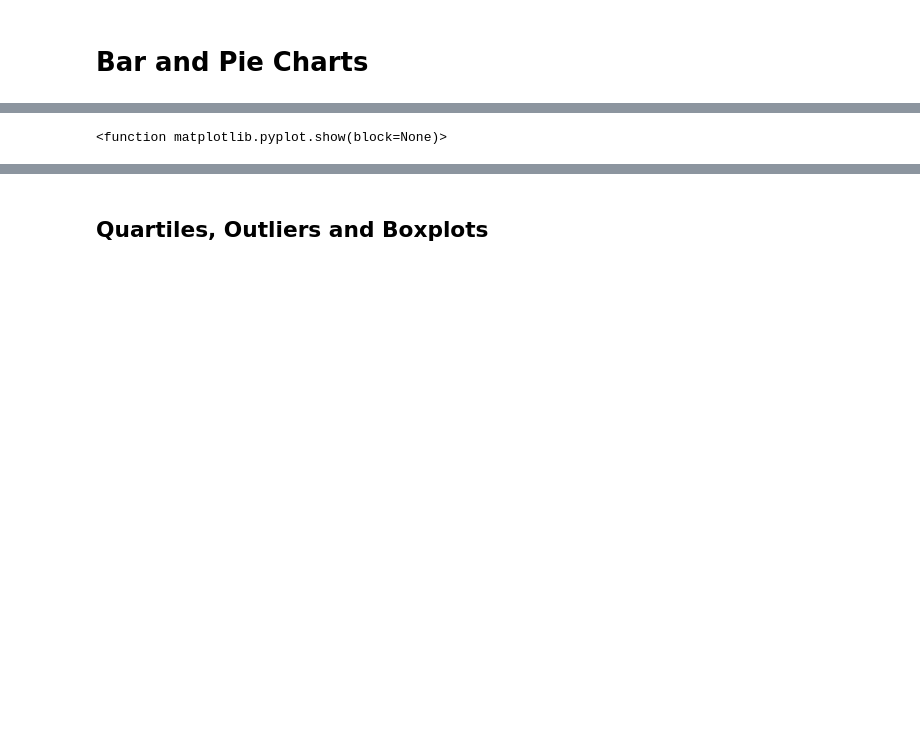
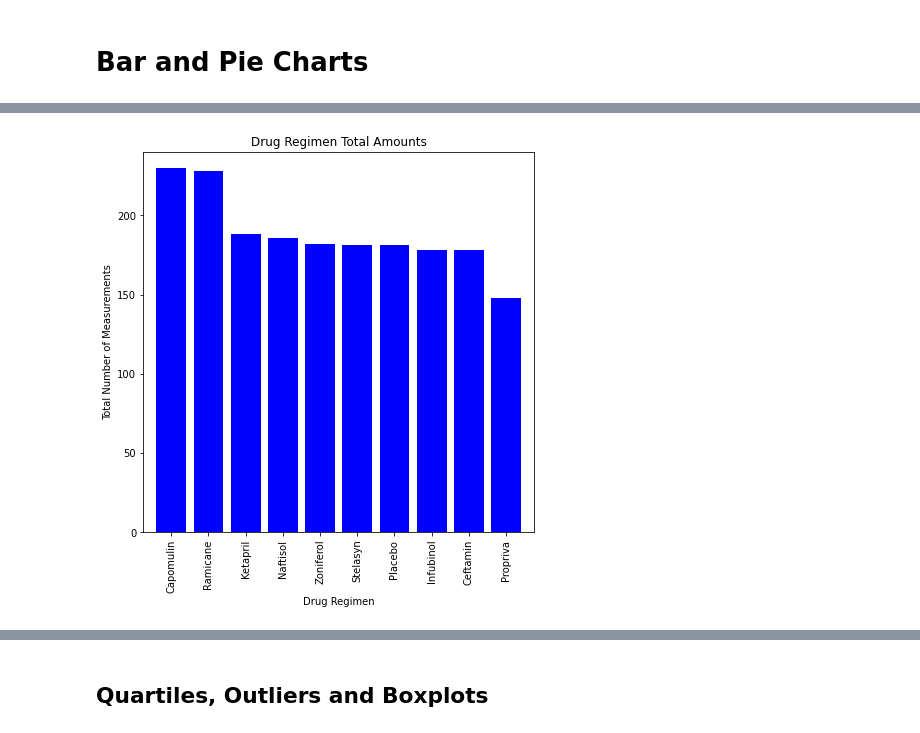
Before and after one commit to mgeorgic/Python_Matplotlib_Pymaceuticals, a Jupyter notebook: HW_Code.ipynb, the cells around one changed output, grey strips where cells are left out. Drawn from its saved outputs; the diff is of its cells as text; code cells hidden in the pictures; blank space fills up the shorter version.

```diff
--- a/HW_Code.ipynb
+++ b/HW_Code.ipynb
@@ -248,5 +248,5 @@ plt.xlim(-0.75, len(x_axis)-0.25)
 plt.ylim(0, max(drug_count)+10)
 
 plt.savefig("Images/Drug Regimen Total Amounts.png", bbox_inches = "tight")
-plt.show
+plt.show()
 # %% [output]
@@ -255,4 +253,4 @@ plt.show
-<function matplotlib.pyplot.show(block=None)>
+[figure, added]
 # %%
 # Generate a pie plot showing the distribution of female versus male mice using pandas
 
```
Also changed, not shown: parts of 10 cells of this notebook, 8 other files.
